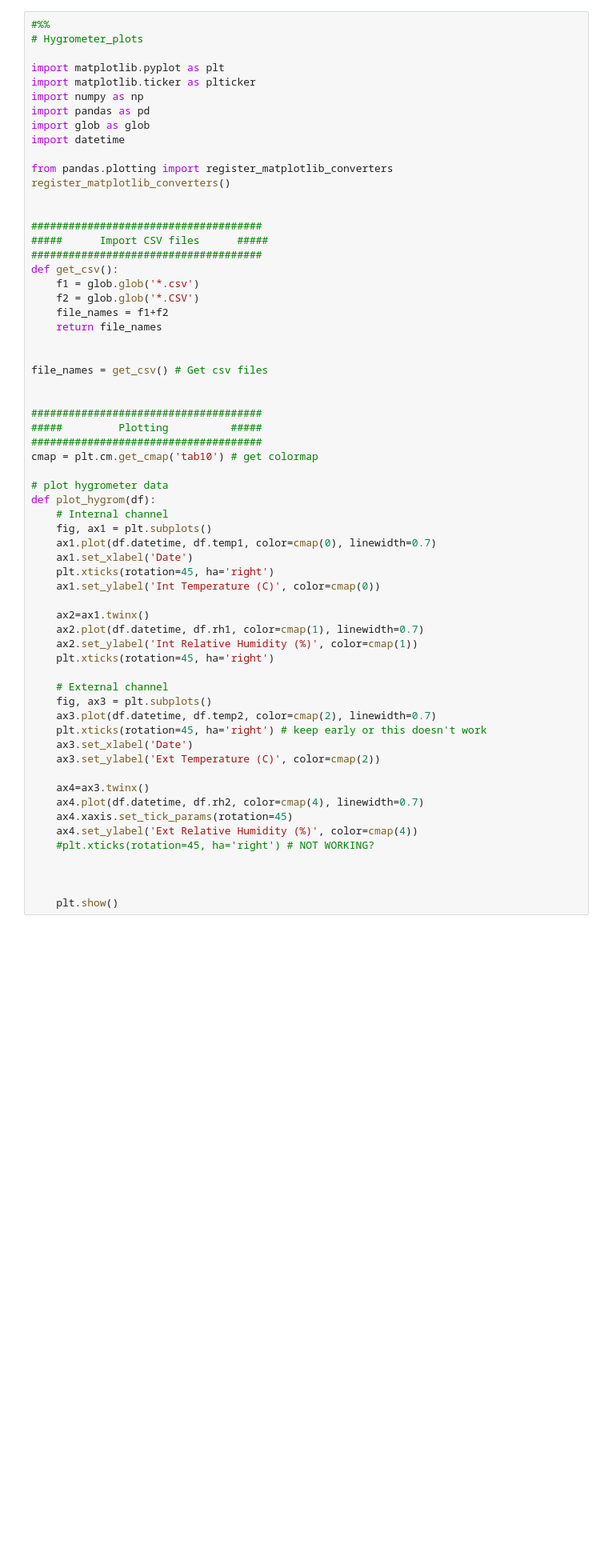
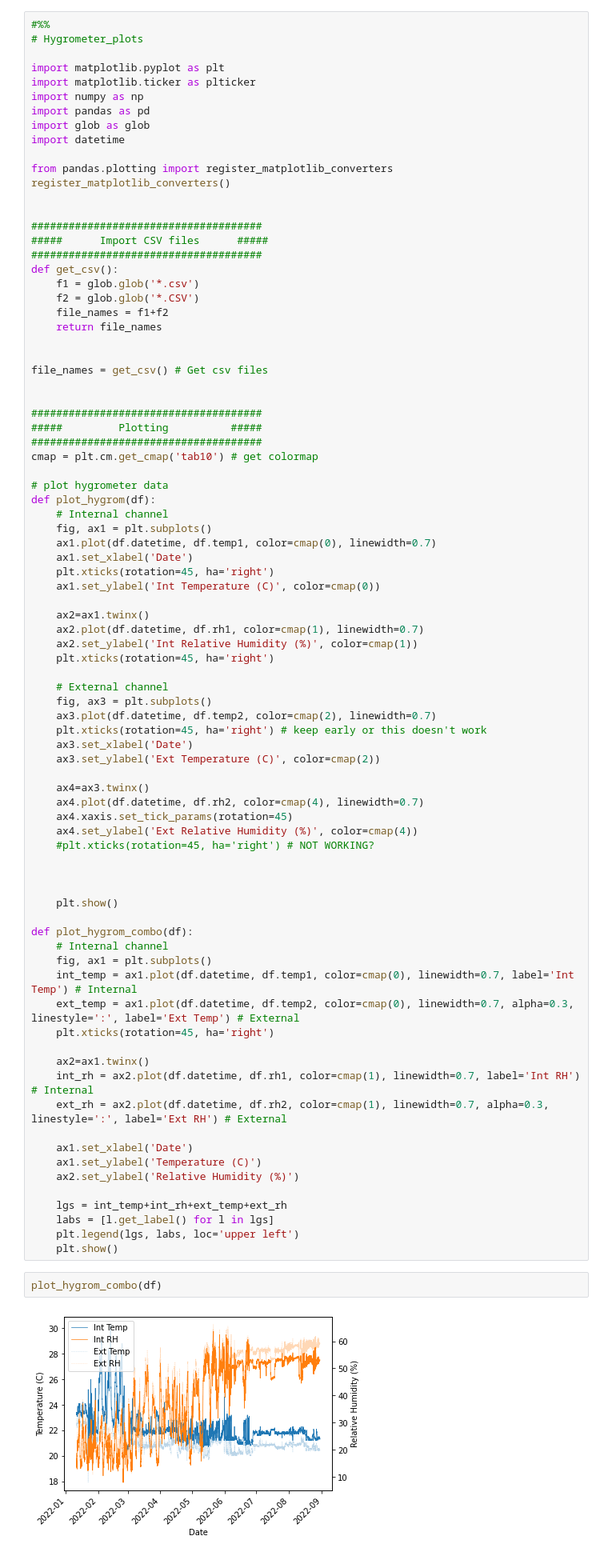
Before and after one commit to deboyk/hygrometer_plots, a Jupyter notebook: hygrometer_plots.ipynb, the cells around one changed output. Shown at 80% size. Drawn from its saved outputs; the diff is of its cells as text; blank space fills up the shorter version.

Commit message:
new function plot_hygrom_combo

```diff
--- a/hygrometer_plots.ipynb
+++ b/hygrometer_plots.ipynb
@@ -160,6 +165,30 @@ def plot_hygrom(df):
 
 
     plt.show()
+
+def plot_hygrom_combo(df):
+    # Internal channel
+    fig, ax1 = plt.subplots()
+    int_temp = ax1.plot(df.datetime, df.temp1, color=cmap(0), linewidth=0.7, label='Int Temp') # Internal
+    ext_temp = ax1.plot(df.datetime, df.temp2, color=cmap(0), linewidth=0.7, alpha=0.3, linestyle=':', label='Ext Temp') # External
+    plt.xticks(rotation=45, ha='right')
+
+    ax2=ax1.twinx()
+    int_rh = ax2.plot(df.datetime, df.rh1, color=cmap(1), linewidth=0.7, label='Int RH') # Internal
+    ext_rh = ax2.plot(df.datetime, df.rh2, color=cmap(1), linewidth=0.7, alpha=0.3, linestyle=':', label='Ext RH') # External
+
+    ax1.set_xlabel('Date')
+    ax1.set_ylabel('Temperature (C)')
+    ax2.set_ylabel('Relative Humidity (%)')
+
+    lgs = int_temp+int_rh+ext_temp+ext_rh
+    labs = [l.get_label() for l in lgs]
+    plt.legend(lgs, labs, loc='upper left')
+    plt.show()
+# %%
+plot_hygrom_combo(df)
+# %% [output]
+[figure, added]
 # %%
 
 # USE FILENAME to add on to single dataframe rather than make higher dimensional df?
```
Also changed, not shown: parts of 7 cells of this notebook.
